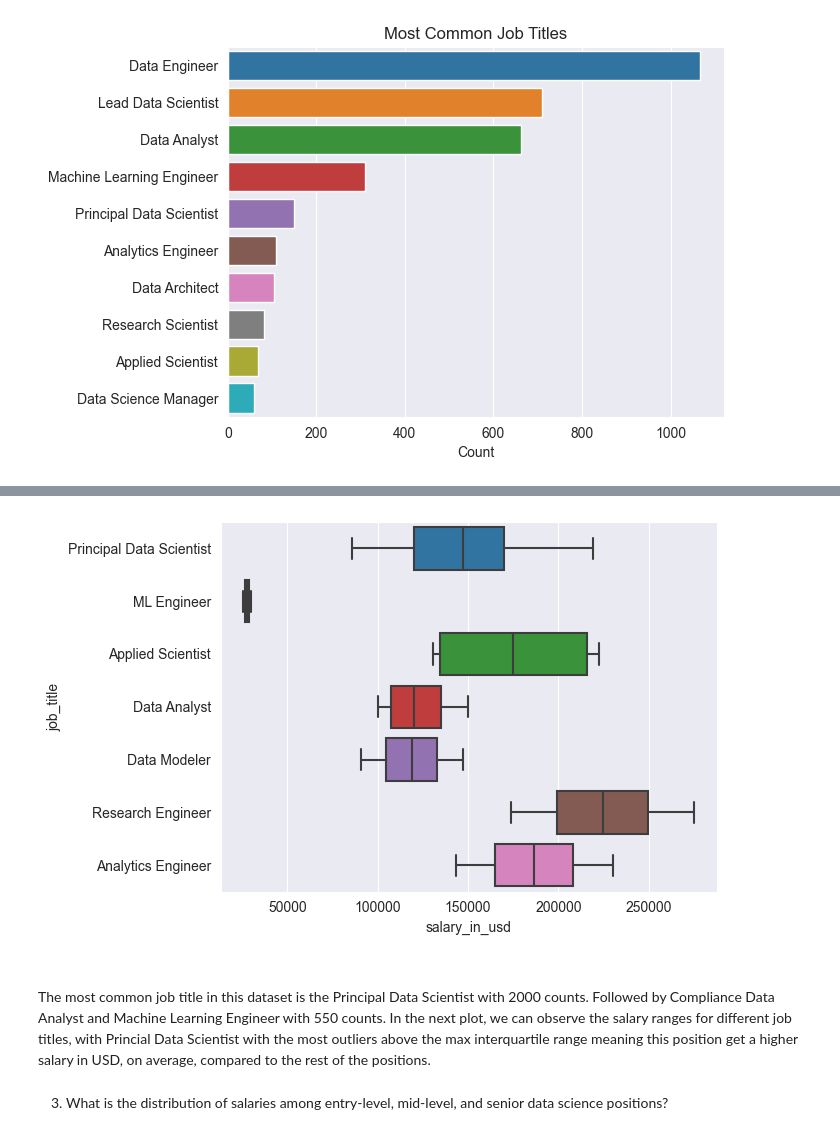
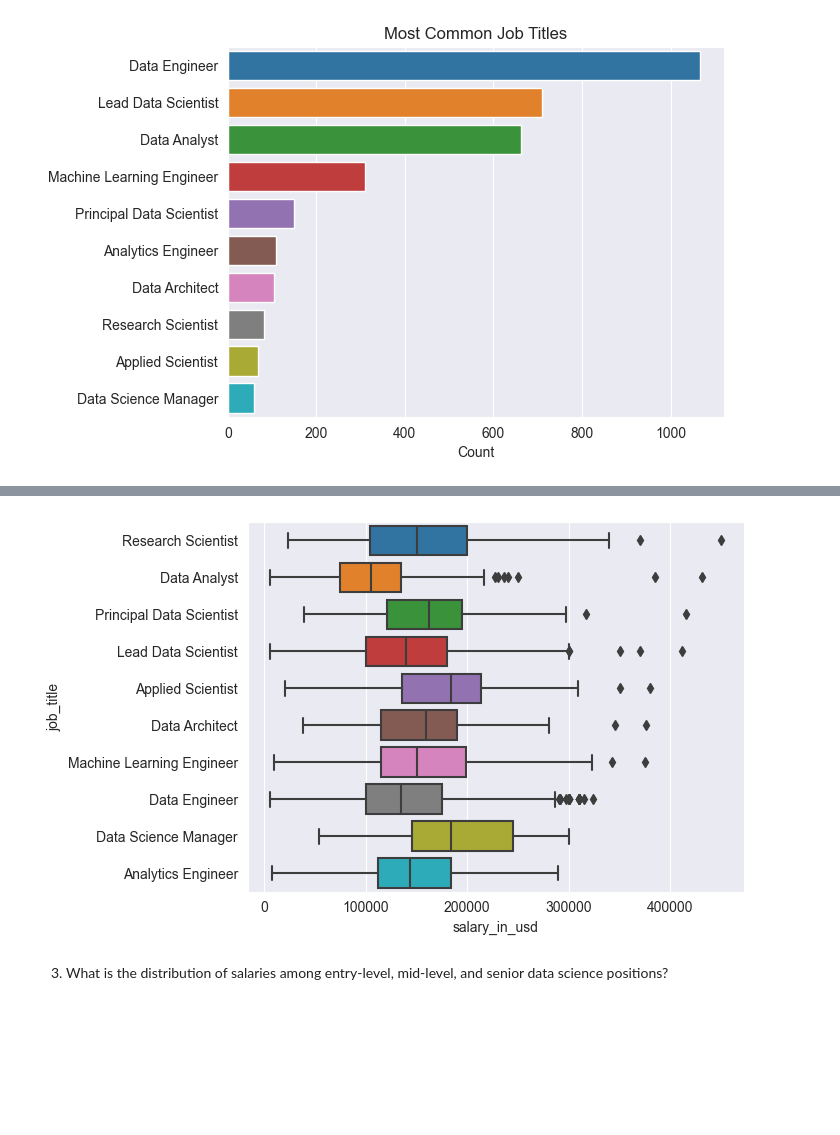
Before and after one commit to Nick-Climaco/code, a Jupyter notebook: Python_code/data projects/Data Science Salaries/notebook.ipynb, the cells around one changed output, grey strips where cells are left out. Drawn from its saved outputs; the diff is of its cells as text; code cells hidden in the pictures; blank space fills up the shorter version.

Commit message:
changed the boxplot

```diff
--- a/Python_code/data projects/Data Science Salaries/notebook.ipynb
+++ b/Python_code/data projects/Data Science Salaries/notebook.ipynb
@@ -222,15 +220,17 @@ plt.tight_layout(pad = 0)
 # %%
 salary_per_title = salary_df.groupby("job_title")["salary_in_usd"].agg(lambda x : round(np.mean(x), 2))
 salary_per_title = salary_per_title.sort_values(ascending=False).reset_index()
-# %%
-sns.boxplot(y = "job_title", x = "salary_in_usd", data = salary_df.head(25))
-
-plt.show()
-# %% [output]
-[figure, removed]
-# %% [markdown]
-###
-The most common job title in this dataset is the Principal Data Scientist with 2000 counts. Followed by Compliance Data Analyst and Machine Learning Engineer with 550 counts. In the next plot, we can observe the salary ranges for different job titles, with Princial Data Scientist with the most outliers above the max interquartile range meaning this position get a higher salary in USD, on average, compared to the rest of the positions.
+# %%
+top_titles = salary_df['job_title'].value_counts().nlargest(10).index
+
+# Filter the DataFrame to only include these job titles
+filtered_df = salary_df[salary_df['job_title'].isin(top_titles)]
+
+# Create the boxplot
+sns.boxplot(y='job_title', x='salary_in_usd', data=filtered_df.sort_values(by='salary_in_usd', ascending=False))
+plt.show()
+# %% [output]
+[figure, added]
 # %% [markdown]
 3. What is the distribution of salaries among entry-level, mid-level, and senior data science positions?
 # %%
```
Also changed, not shown: parts of 4 cells of this notebook.
